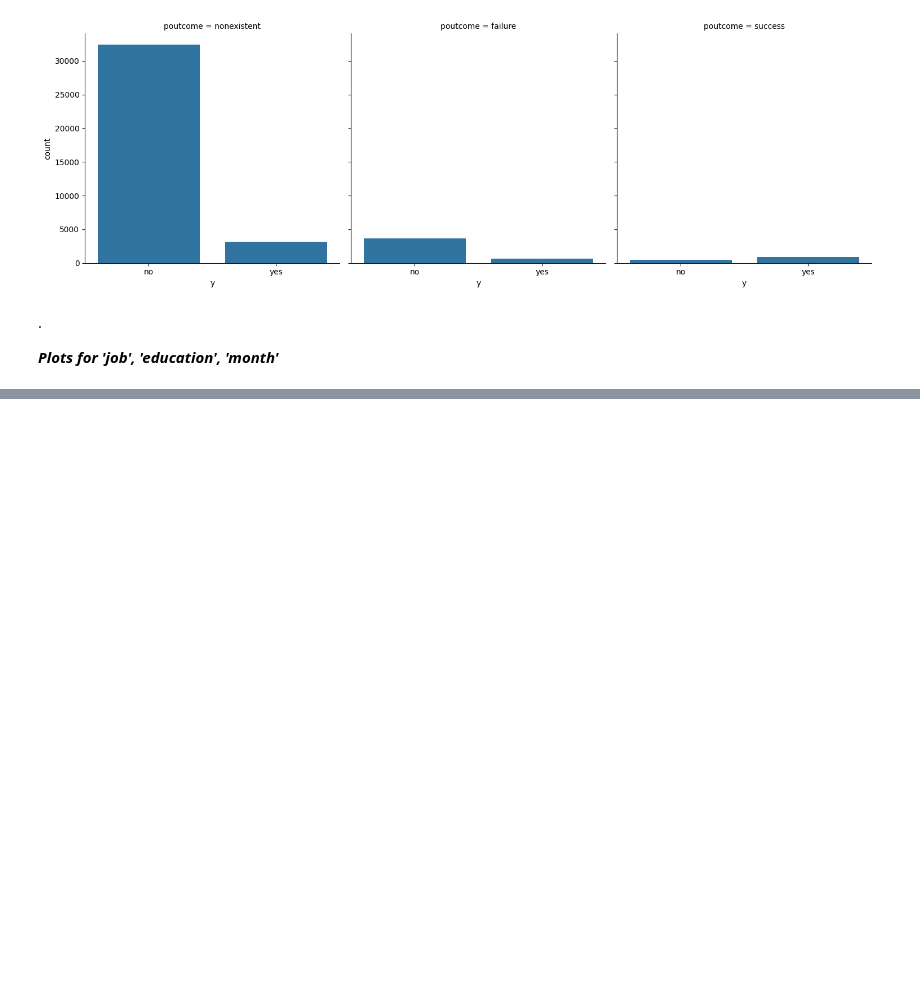
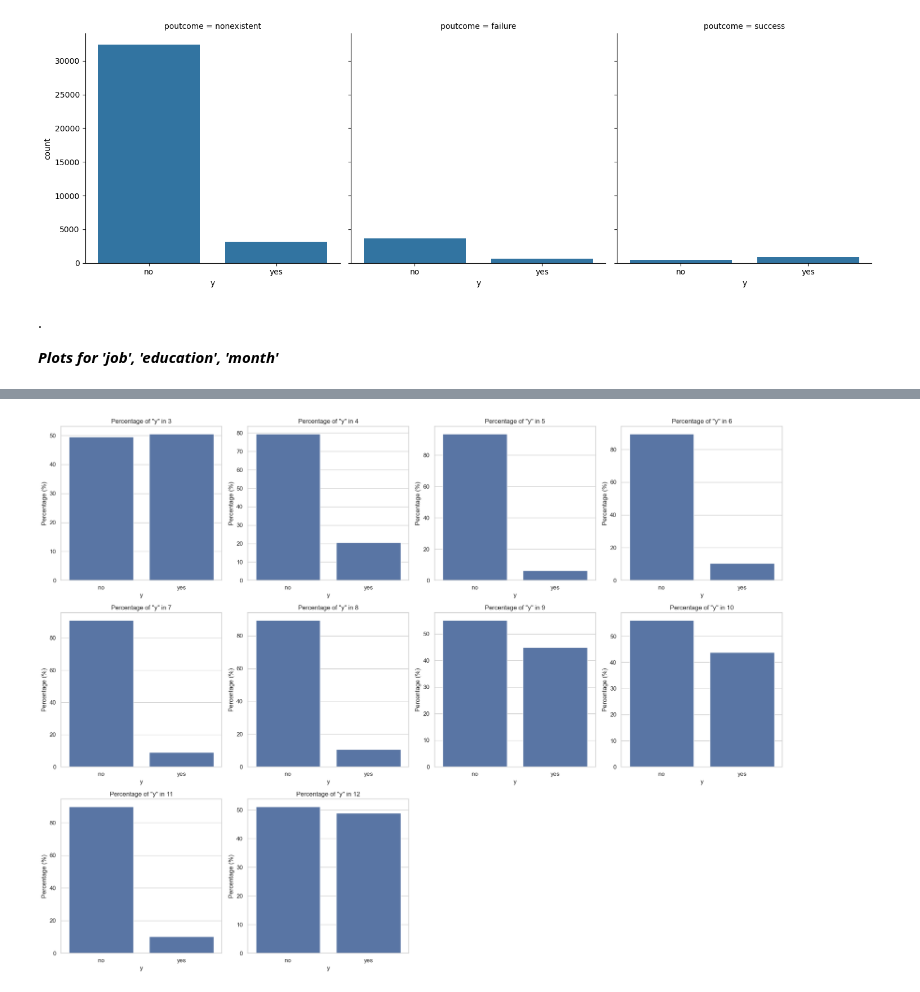
Before and after one commit to PostaElio/ICARO-Data-Science-Projects, a Jupyter notebook: Sprint_1/Sprint_1.ipynb, the cells around one changed output, grey strips where cells are left out. Saved outputs shown, nothing was run; the diff lists cells and outputs as text; code cells hidden in the pictures; blank space fills up the shorter version.

```diff
--- a/Sprint_1/Sprint_1.ipynb
+++ b/Sprint_1/Sprint_1.ipynb
@@ -459,0 +435,29 @@ data_test2.columns = ['month_Column','case_count']
+# %%
+unique_months = group_counts2['month_Column'].unique()  # Unique months
+num_months = len(unique_months)
+cols = 4  # Number of columns
+rows = (num_months + cols - 1) // cols  # Calculate the number of rows needed
+
+# Create a single figure for all plots
+plt.figure(figsize=(20, 5 * rows))  # Adjust the figure size as needed
+
+for i, month in enumerate(unique_months):
+    # Filter data for the current month
+    month_data = group_counts2[group_counts2['month_Column'] == month]
+
+    # Calculate total counts and percentages
+    total_count = month_data['case_count'].sum()
+    month_data['percentage'] = (month_data['case_count'] / total_count) * 100
+
+    # Create a subplot for the current month
+    plt.subplot(rows, cols, i + 1)  # Create a grid of subplots
+    sns.barplot(x='y', y='percentage', data=month_data)
+    plt.title(f'Percentage of "y" in {month}')  # Customize title with month
+    plt.xlabel('y')
+    plt.ylabel('Percentage (%)')
+
+# Adjust layout to prevent overlap
+plt.tight_layout()
+plt.show()
+# %% [output]
+[figure, added]
```
Also changed, not shown: parts of 22 cells of this notebook.
